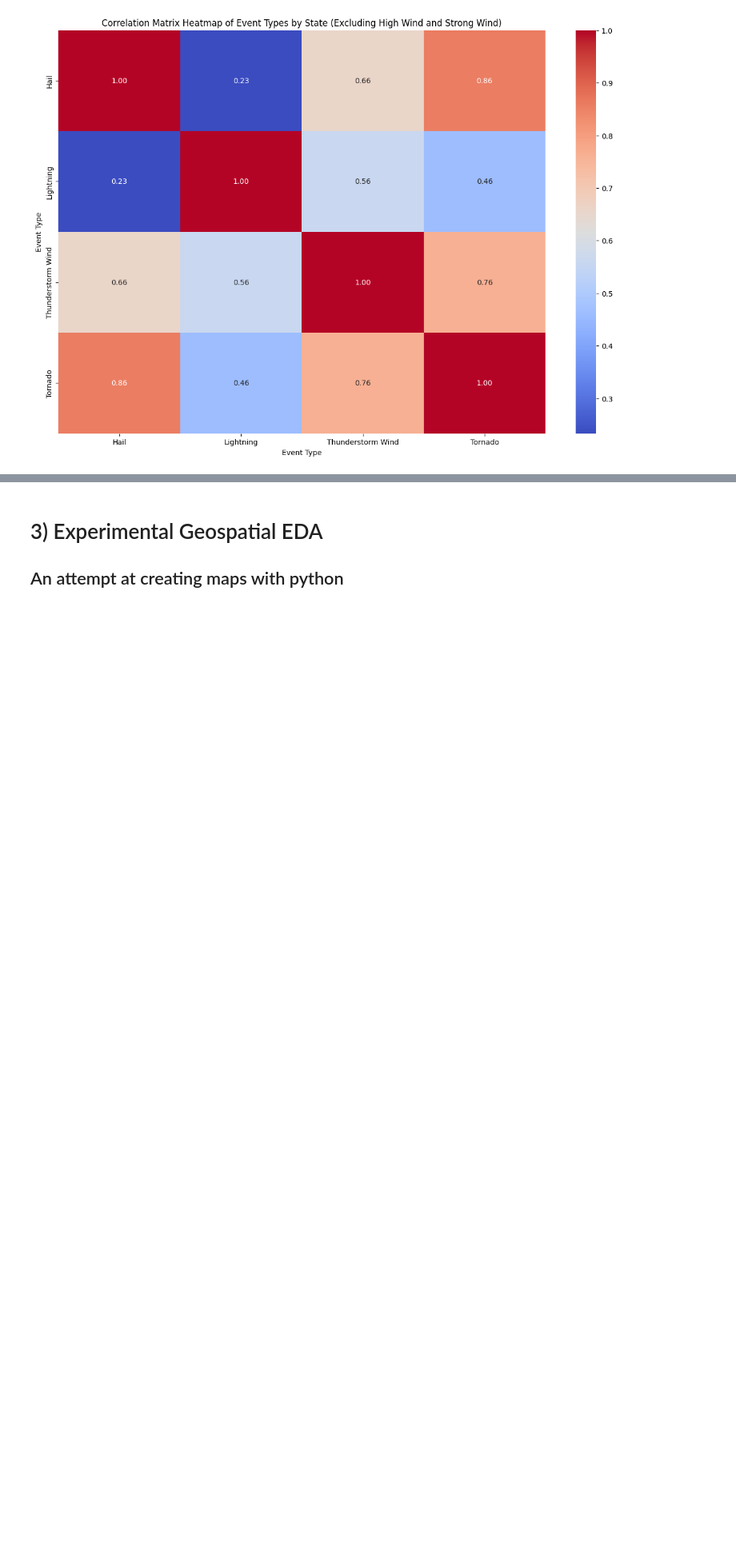
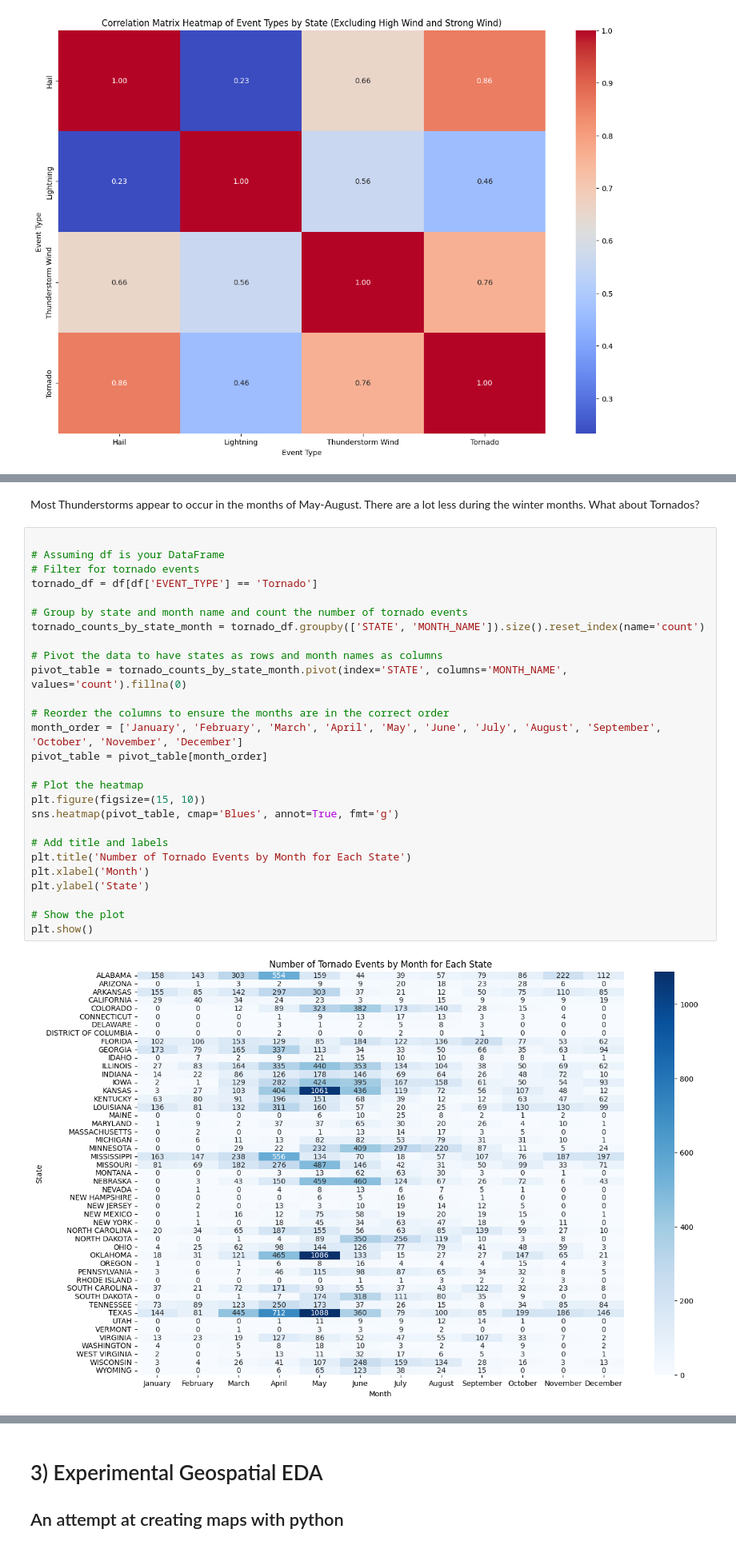
Before and after one commit to drpafowler/datafun-06-eda, a Jupyter notebook: philip_eda.ipynb, the cells around one changed output, grey strips where cells are left out. Shown at 80% size. Cells and saved outputs as stored; diff of their text form; blank space fills up the shorter version.

```diff
--- a/philip_eda.ipynb
+++ b/philip_eda.ipynb
@@ -507,0 +529,31 @@ Same as the previous heatmap.  But now we can see the event types that are of in
+# %% [markdown]
+Most Thunderstorms appear to occur in the months of May-August.  There are a lot less during the winter months.  What about Tornados?
+# %%
+
+# Assuming df is your DataFrame
+# Filter for tornado events
+tornado_df = df[df['EVENT_TYPE'] == 'Tornado']
+
+# Group by state and month name and count the number of tornado events
+tornado_counts_by_state_month = tornado_df.groupby(['STATE', 'MONTH_NAME']).size().reset_index(name='count')
+
+# Pivot the data to have states as rows and month names as columns
+pivot_table = tornado_counts_by_state_month.pivot(index='STATE', columns='MONTH_NAME', values='count').fillna(0)
+
+# Reorder the columns to ensure the months are in the correct order
+month_order = ['January', 'February', 'March', 'April', 'May', 'June', 'July', 'August', 'September', 'October', 'November', 'December']
+pivot_table = pivot_table[month_order]
+
+# Plot the heatmap
+plt.figure(figsize=(15, 10))
+sns.heatmap(pivot_table, cmap='Blues', annot=True, fmt='g')
+
+# Add title and labels
+plt.title('Number of Tornado Events by Month for Each State')
+plt.xlabel('Month')
+plt.ylabel('State')
+
+# Show the plot
+plt.show()
+# %% [output]
+[figure, added]
```
Also changed, not shown: parts of 19 cells of this notebook, 1 other file.
